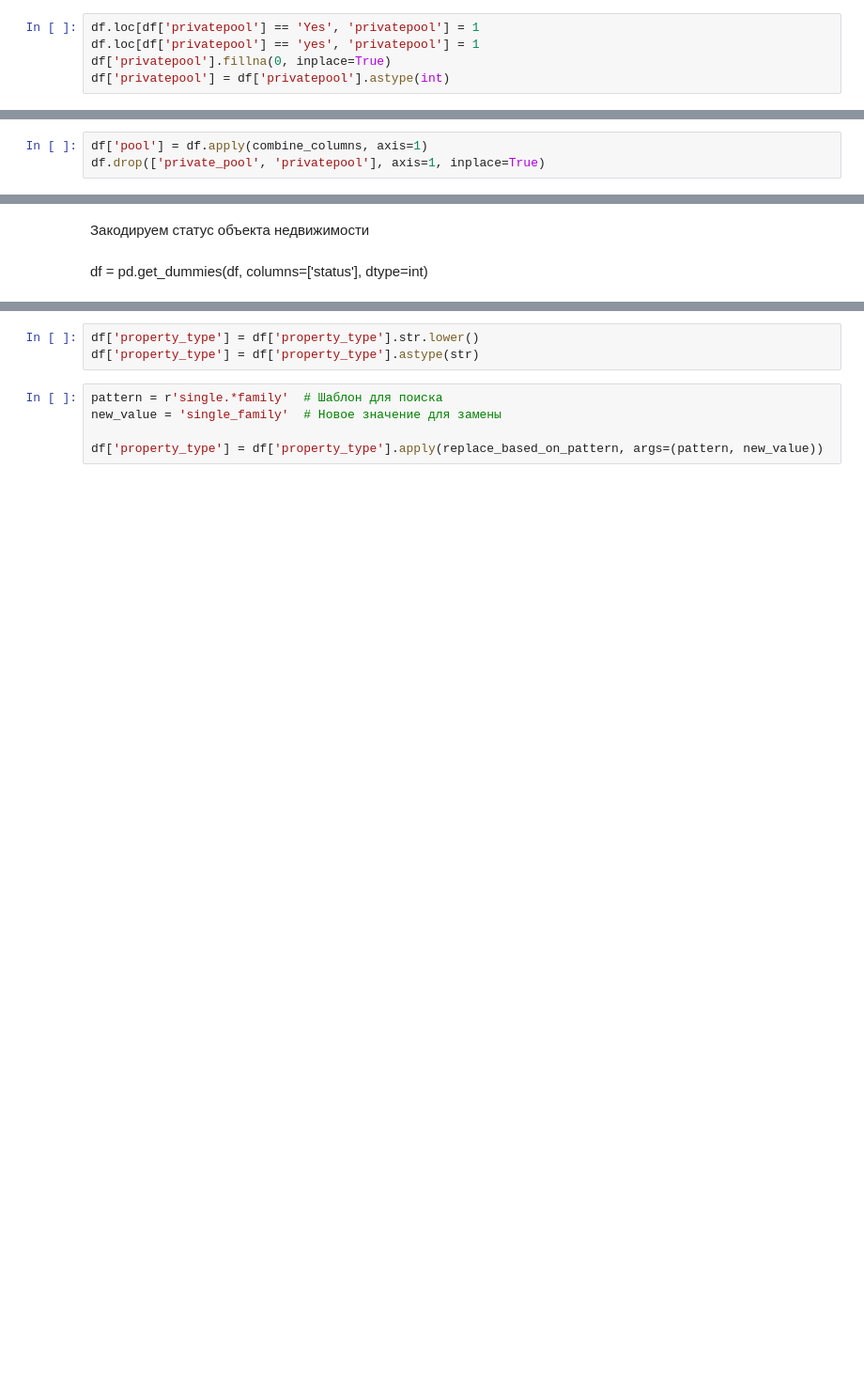
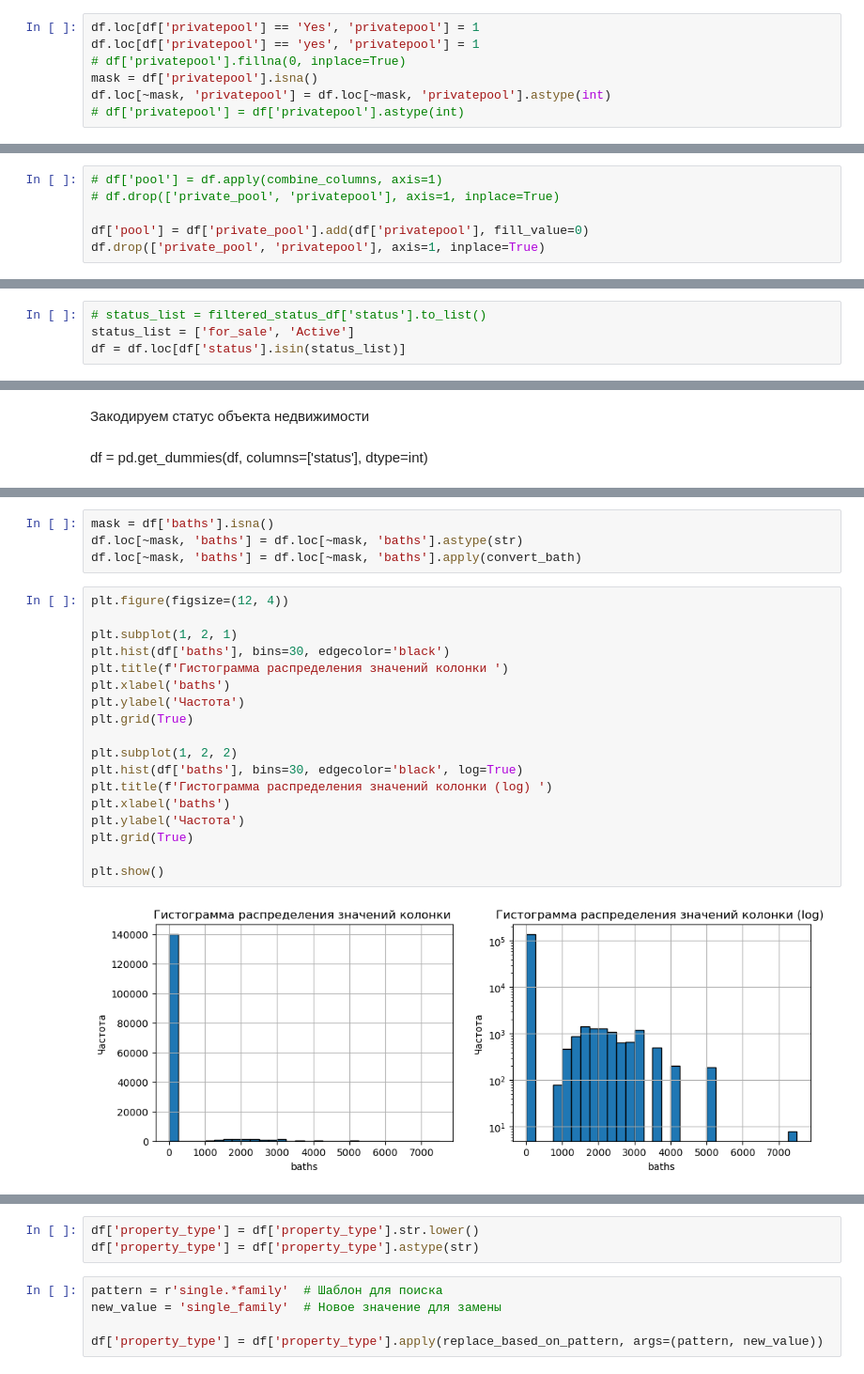
Before and after one commit to nik-gorby/diplom, a Jupyter notebook: diplom.ipynb, the cells around one changed output, grey strips where cells are left out. Shown at 94% size. Drawn from its saved outputs; the diff is of its cells as text; blank space fills up the shorter version.

```diff
--- a/diplom.ipynb
+++ b/diplom.ipynb
@@ -388,12 +394,17 @@ df['private_pool'] = df['private_pool'].astype(int)
 # %%
 df.loc[df['privatepool'] == 'Yes', 'privatepool'] = 1
 df.loc[df['privatepool'] == 'yes', 'privatepool'] = 1
-df['privatepool'].fillna(0, inplace=True)
-df['privatepool'] = df['privatepool'].astype(int)
+# df['privatepool'].fillna(0, inplace=True)
+mask = df['privatepool'].isna()
+df.loc[~mask, 'privatepool'] = df.loc[~mask, 'privatepool'].astype(int)
+# df['privatepool'] = df['privatepool'].astype(int)
 # %% [markdown]
 Объединим столбцы 'private_pool' и 'privatepool'
 # %%
-df['pool'] = df.apply(combine_columns, axis=1)
+# df['pool'] = df.apply(combine_columns, axis=1)
+# df.drop(['private_pool', 'privatepool'], axis=1, inplace=True)
+
+df['pool'] = df['private_pool'].add(df['privatepool'], fill_value=0)
 df.drop(['private_pool', 'privatepool'], axis=1, inplace=True)
 # %% [markdown]
 Приведем статус for sale к единому виду
@@ -436 +438,5 @@ status_list
+# %%
+# status_list = filtered_status_df['status'].to_list()
+status_list = ['for_sale', 'Active']
+df = df.loc[df['status'].isin(status_list)]
 # %%
@@ -463 +476,25 @@ pool                  0
 dtype: int64
+# %%
+mask = df['baths'].isna()
+df.loc[~mask, 'baths'] = df.loc[~mask, 'baths'].astype(str)
+df.loc[~mask, 'baths'] = df.loc[~mask, 'baths'].apply(convert_bath)
+# %%
+plt.figure(figsize=(12, 4))
+
+plt.subplot(1, 2, 1)
+plt.hist(df['baths'], bins=30, edgecolor='black')
+plt.title(f'Гистограмма распределения значений колонки ')
+plt.xlabel('baths')
+plt.ylabel('Частота')
+plt.grid(True)
+
+plt.subplot(1, 2, 2)
+plt.hist(df['baths'], bins=30, edgecolor='black', log=True)
+plt.title(f'Гистограмма распределения значений колонки (log) ')
+plt.xlabel('baths')
+plt.ylabel('Частота')
+plt.grid(True)
+
+plt.show()
+# %% [output]
+[figure, added]
```
Also changed, not shown: parts of 41 cells of this notebook, 4 other files.
